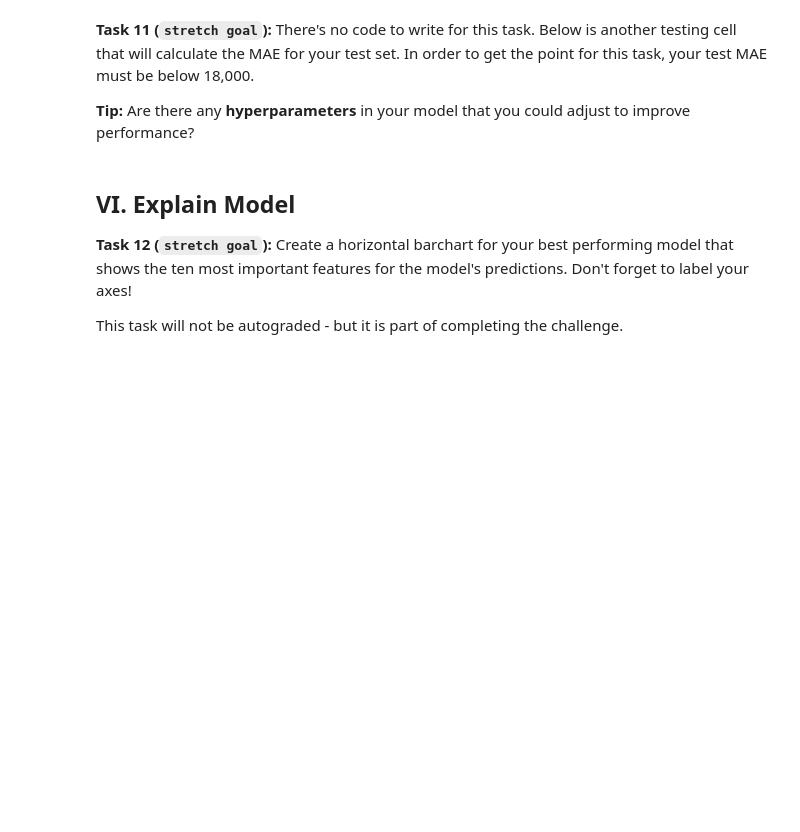
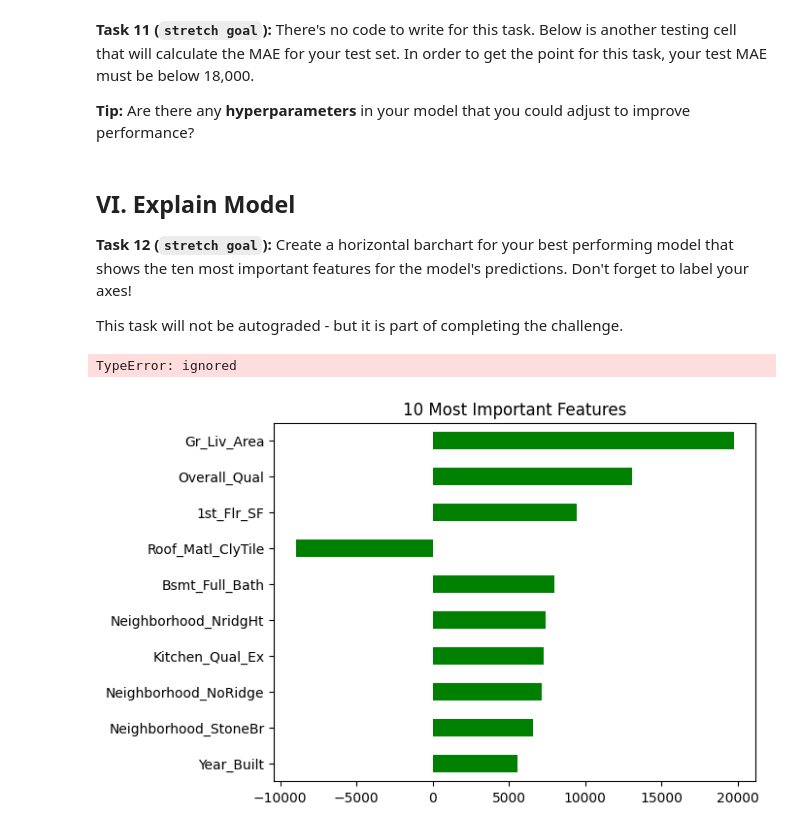
Before and after one commit to sikoh/DS-Linear-Models, a Jupyter notebook: Sprint-Challenge/DS_SprintChallenge_LinearModels.ipynb, the cells around one changed output. Saved outputs shown, nothing was run; the diff lists cells and outputs as text; code cells hidden in the pictures; blank space fills up the shorter version.

```diff
--- a/Sprint-Challenge/DS_SprintChallenge_LinearModels.ipynb
+++ b/Sprint-Challenge/DS_SprintChallenge_LinearModels.ipynb
@@ -96,4 +168,5 @@ assert 'SalePrice' not in X.columns, 'Target is still part of feature matrix.'
 '''T4: Split `X` and `y` into training, validation, and testing sets.'''
 
 # YOUR CODE HERE
-raise NotImplementedError()
+cutoff = X.index.year < 2009
+X_train, y_train, X_val, y_val = X[cutoff], y[cutoff], X[~cutoff], y[~cutoff]
@@ -137,5 +216,10 @@ from category_encoders import OneHotEncoder
 from sklearn.preprocessing import StandardScaler
 
 # YOUR CODE HERE
-raise NotImplementedError()
+model_lr = make_pipeline(
+    OneHotEncoder(use_cat_names=True),
+    StandardScaler(),
+    LinearRegression()
+)
+
 model_lr.fit(X_train, y_train);
@@ -159,5 +257,9 @@ assert len(model_lr.named_steps) > 1, 'Your `model_lr` pipeline is missing compo
 from sklearn.linear_model import Ridge
 
 # YOUR CODE HERE
-raise NotImplementedError()
+model_r = make_pipeline(
+    OneHotEncoder(use_cat_names=True),
+    StandardScaler(),
+    Ridge(alpha=176)
+)
 model_r.fit(X_train, y_train);
@@ -245,0 +380,15 @@ raise NotImplementedError()
+# %%
+# YOUR CODE HERE
+Coefficients = model_r.named_steps.ridge.coef_
+
+# Accessing the feature names after one-hot encoding
+encoder = model_r.named_steps.onehotencoder
+Feature_names = encoder.get_feature_names_out(input_features=encoder.get_feature_names_out())
+Best_10 = pd.Series(data=Coefficients, index=Feature_names).sort_values(key=abs).tail(10)
+Best_10.plot(kind='barh', color='green')
+plt.title('10 Most Important Features')
+plt.xlabel('Level of Influence')
+plt.ylabel('Features');
+# %% [output]
+TypeError: ignored
+[figure, added]
```
Also changed, not shown: parts of 19 cells of this notebook.
